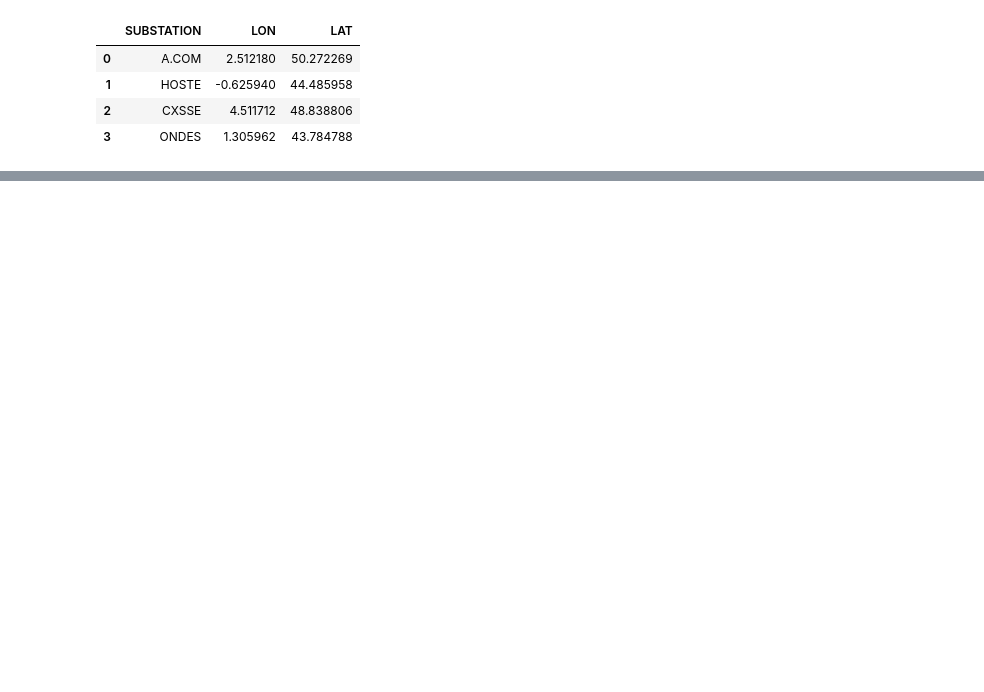
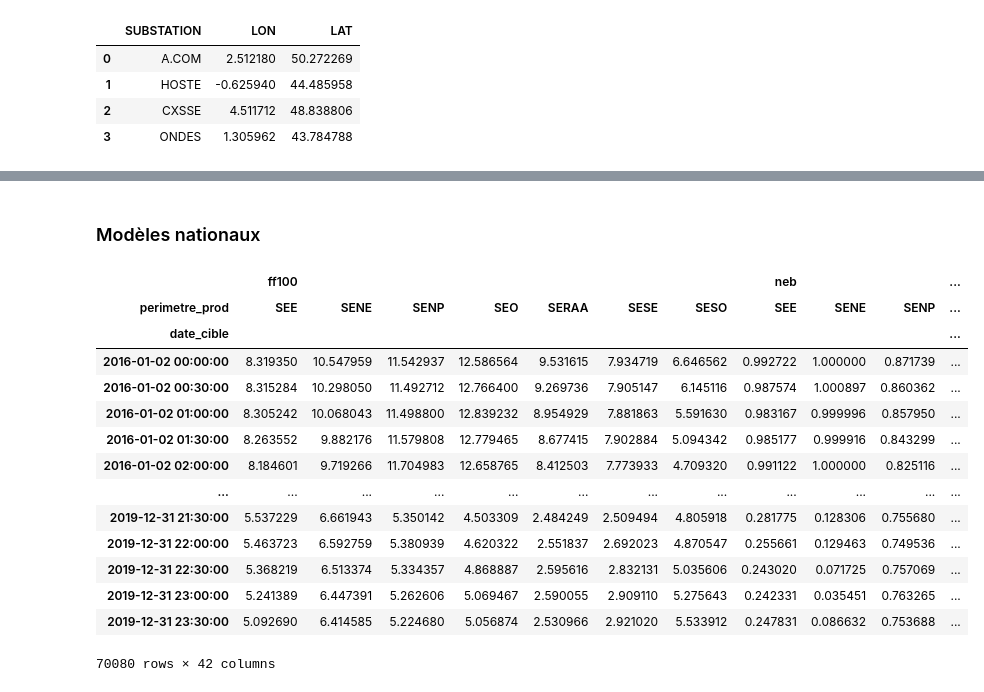
Before and after one commit to AlexandreRozier/ChallengePrevisionENR, a Jupyter notebook: main.ipynb, the cells around one changed output, grey strips where cells are left out. Drawn from its saved outputs; the diff is of its cells as text; code cells hidden in the pictures; blank space fills up the shorter version.

Commit message:
Improved models with gam + better data preprocessing

```diff
--- a/main.ipynb
+++ b/main.ipynb
@@ -260,0 +68,20 @@ test_df_result[['date_cible','perimetre_prod','type_prod','prev_FC']]\
+# %%
+meteo_ce_ecmwf = pyreadr.read_r('meteo_ce_allvar_grille_ecmwf.RDS')[None]
+meteo_ce_ecmwf.rename(columns={'zone':'perimetre_prod'},inplace=True)
+
+def preprocess_meteo(df):
+    # Keep valid previsions (date_lancement < veille, 16h)
+    out_df = df[df.apply(keep_valid_forecasts, axis=1)]
+    out_df.drop(columns='echeance',inplace=True)
+    # Keep latest date_lancement for each date_cible
+    out_df = out_df.groupby(['perimetre_prod', 'date_cible']).last().reset_index()
+
+    return out_df
+
+def keep_valid_forecasts(row):
+    veille = (row.date_cible - timedelta(days=1))
+    earliest_valid_lancement = veille.replace(hour=16)
+    return row.date_lancement < earliest_valid_lancement
+
+
+valid_ce_meteo_df = preprocess_meteo(meteo_ce_ecmwf)
@@ -260,0 +208,22 @@ test_df_result[['date_cible','perimetre_prod','type_prod','prev_FC']]\
+# %% [markdown]
+### Modèles nationaux
+# %%
+valid_meteo_df = valid_ce_meteo_df[valid_ce_meteo_df.perimetre_prod !='France'] # Remove france-level meteo
+valid_meteo_df = valid_meteo_df.pivot_table(index=['date_cible'],columns='perimetre_prod')
+valid_meteo_df
+# %% [output]
+|  | ff100 |  |  |  |  |  |  | neb |  |  | ... |
+| perimetre_prod | SEE | SENE | SENP | SEO | SERAA | SESE | SESO | SEE | SENE | SENP | ... |
+| date_cible |  |  |  |  |  |  |  |  |  |  | ... |
+| 2016-01-02 00:00:00 | 8.319350 | 10.547959 | 11.542937 | 12.586564 | 9.531615 | 7.934719 | 6.646562 | 0.992722 | 1.000000 | 0.871739 | ... |
+| 2016-01-02 00:30:00 | 8.315284 | 10.298050 | 11.492712 | 12.766400 | 9.269736 | 7.905147 | 6.145116 | 0.987574 | 1.000897 | 0.860362 | ... |
+| 2016-01-02 01:00:00 | 8.305242 | 10.068043 | 11.498800 | 12.839232 | 8.954929 | 7.881863 | 5.591630 | 0.983167 | 0.999996 | 0.857950 | ... |
+| 2016-01-02 01:30:00 | 8.263552 | 9.882176 | 11.579808 | 12.779465 | 8.677415 | 7.902884 | 5.094342 | 0.985177 | 0.999916 | 0.843299 | ... |
+| 2016-01-02 02:00:00 | 8.184601 | 9.719266 | 11.704983 | 12.658765 | 8.412503 | 7.773933 | 4.709320 | 0.991122 | 1.000000 | 0.825116 | ... |
+| ... | ... | ... | ... | ... | ... | ... | ... | ... | ... | ... | ... |
+| 2019-12-31 21:30:00 | 5.537229 | 6.661943 | 5.350142 | 4.503309 | 2.484249 | 2.509494 | 4.805918 | 0.281775 | 0.128306 | 0.755680 | ... |
+| 2019-12-31 22:00:00 | 5.463723 | 6.592759 | 5.380939 | 4.620322 | 2.551837 | 2.692023 | 4.870547 | 0.255661 | 0.129463 | 0.749536 | ... |
+| 2019-12-31 22:30:00 | 5.368219 | 6.513374 | 5.334357 | 4.868887 | 2.595616 | 2.832131 | 5.035606 | 0.243020 | 0.071725 | 0.757069 | ... |
+| 2019-12-31 23:00:00 | 5.241389 | 6.447391 | 5.262606 | 5.069467 | 2.590055 | 2.909110 | 5.275643 | 0.242331 | 0.035451 | 0.763265 | ... |
+| 2019-12-31 23:30:00 | 5.092690 | 6.414585 | 5.224680 | 5.056874 | 2.530966 | 2.921020 | 5.533912 | 0.247831 | 0.086632 | 0.753688 | ... |
+70080 rows × 42 columns
```
Also changed, not shown: parts of 42 cells of this notebook.
